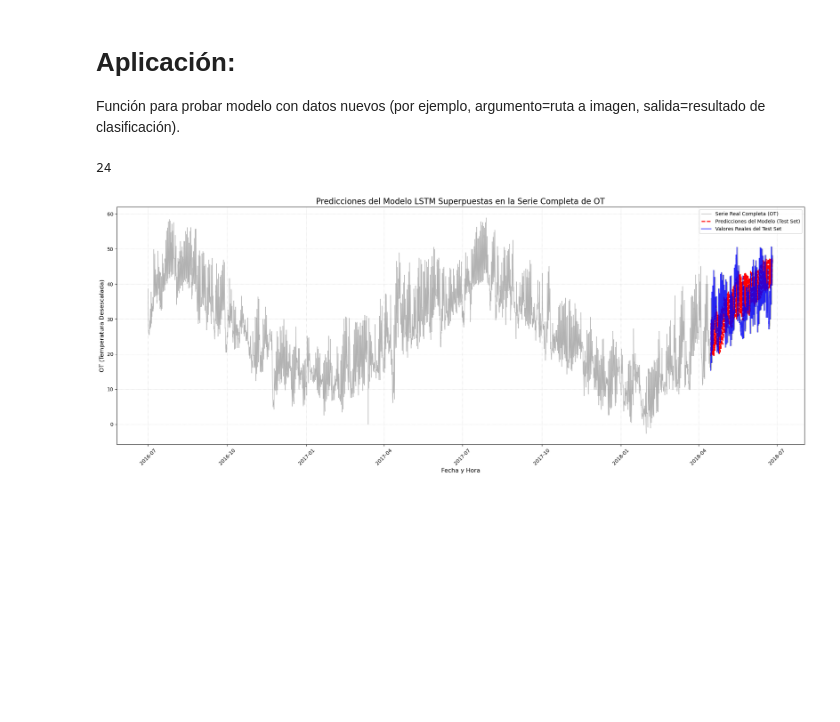
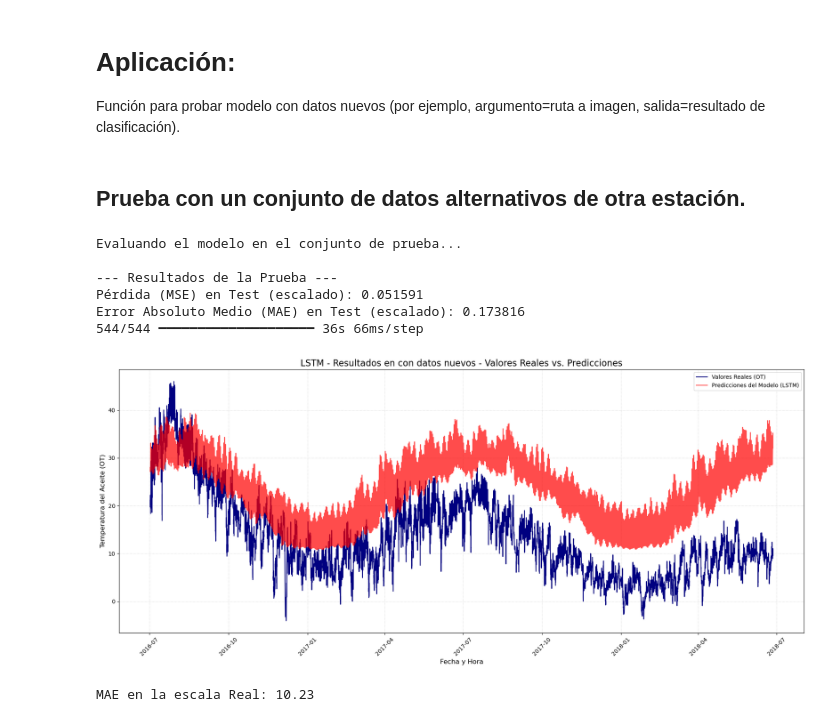
Before and after one commit to AlanContrerasPrieto/PortafolioMod2, a Jupyter notebook: implementacion.ipynb, the cells around one changed output. Saved outputs shown, nothing was run; the diff lists cells and outputs as text; code cells hidden in the pictures; blank space fills up the shorter version.

```diff
--- a/implementacion.ipynb
+++ b/implementacion.ipynb
@@ -453,8 +575,63 @@ Conclusión: Es posible, pero requiere escalar ambos datasets de la misma forma
 # Aplicación:
 Función para probar modelo con datos nuevos (por ejemplo, argumento=ruta a imagen, salida=resultado de clasificación).
 # %%
-print(SEQUENCE_LENGTH)
-plot_full_series_predictions(data, target_col, y_true, y_pred, len(X_train_seq)+len(X_valid_seq), 2 *SEQUENCE_LENGTH)
+def app(data,datamin,scaladorx,scaladory,timeseriesmodel):
+    # index de fecha/hora
+    data['date'] = pd.to_datetime(data['date'])
+    data.set_index('date', inplace=True)
+    # Time features
+    data = add_time_features(data,datamin)
+
+    # Escalado de datos
+    target_col   = 'OT'
+    X = data.drop(columns=[target_col])
+    y = data[target_col]
+
+    X_scaled = scaladorx.transform(X)
+    y_scaled = scaladory.transform(y.values.reshape(-1,1)).flatten()
+
+    # Secuencias
+    if datamin:
+        SEQUENCE_LENGTH = 96 # 1 Full day = 24 hours * 4 (15 min intervals)
+        #SEQUENCE_LENGTH = SEQUENCE_LENGTH * 7 # 1 Full week
+    else:
+        SEQUENCE_LENGTH = 24 # 1 Full day = 24 hours
+        #SEQUENCE_LENGTH = SEQUENCE_LENGTH * 7 # 1 Full week
+    X_seq, y_seq = create_sequences(X_scaled, y_scaled, SEQUENCE_LENGTH)
+
+    print("Evaluando el modelo en el conjunto de prueba...")
+    loss, mae = timeseriesmodel.evaluate(X_seq, y_seq, verbose=0)
+
+    print(f"\n--- Resultados de la Prueba ---")
+    # El error está en la escala escalada (0 a 1)
+    print(f"Pérdida (MSE) en Test (escalado): {loss:.6f}")
+    print(f"Error Absoluto Medio (MAE) en Test (escalado): {mae:.6f}")
+
+
+    # 1. Generar Predicciones (Aún en la escala de 0 a 1)
+    y_pred_scaled = timeseriesmodel.predict(X_seq).flatten()
+
+    # 2. Desescalar
+    y_pred = scaladory.inverse_transform(y_pred_scaled.reshape(-1, 1)).flatten()
+    y_true = scaladory.inverse_transform(y_seq.reshape(-1, 1)).flatten()
+    plot_predictions(y_true, y_pred, data.index[-len(y_true):], title_prefix="LSTM - Resultados en con datos nuevos")
+    mae_validacion = mean_absolute_error(y_true, y_pred)
+    print(f"MAE en la escala Real: {mae_validacion:.2f}")
-# %% [output]
-24
-[figure, removed]
+# %% [markdown]
+## Prueba con un conjunto de datos alternativos de otra estación.
+# %%
+if datamin:
+    dataprueba = pd.read_csv("data/ETTm1.csv") #Version con registros cada 15 min
+else:
+    dataprueba = pd.read_csv("data/ETTh1.csv") #Version con registros cada hora
+
+app(dataprueba,datamin,x_scaler,y_scaler,lstm_model)
+# %% [output]
+Evaluando el modelo en el conjunto de prueba...
+
+--- Resultados de la Prueba ---
+Pérdida (MSE) en Test (escalado): 0.051591
+Error Absoluto Medio (MAE) en Test (escalado): 0.173816
+544/544 ━━━━━━━━━━━━━━━━━━━━ 36s 66ms/step
+[figure, added]
+MAE en la escala Real: 10.23
```
Also changed, not shown: parts of 24 cells of this notebook.
